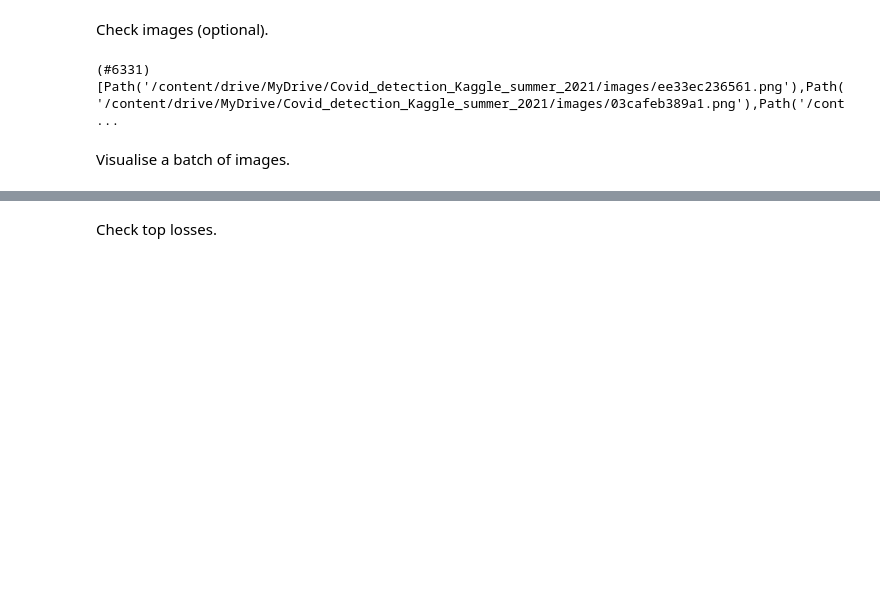
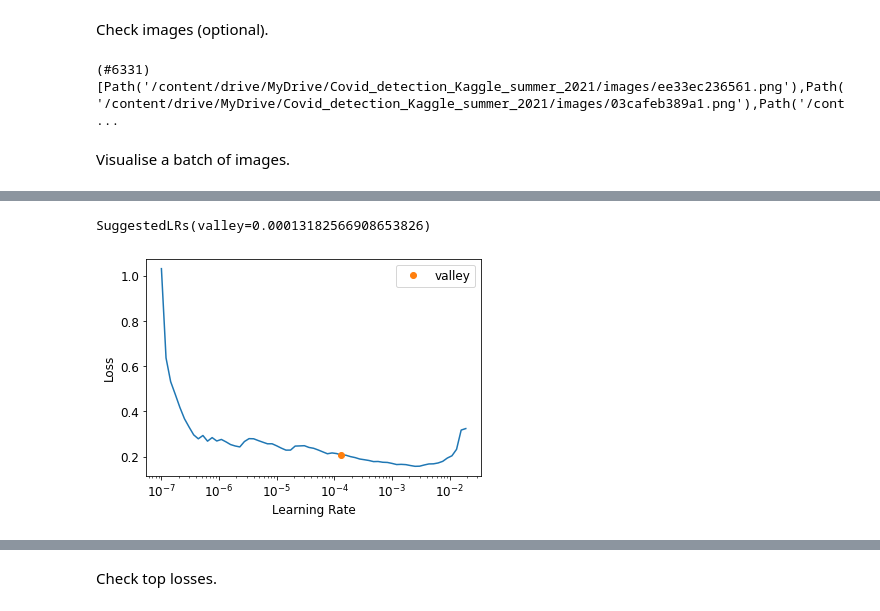
Before and after one commit to avkornaev/Fast_AI_course, a Jupyter notebook: XRayImagesAnalysis.ipynb, the cells around one changed output, grey strips where cells are left out. Cells and saved outputs as stored; diff of their text form; code cells hidden in the pictures; blank space fills up the shorter version.

```diff
--- a/XRayImagesAnalysis.ipynb
+++ b/XRayImagesAnalysis.ipynb
@@ -174,0 +184,3 @@ learn.fine_tune(2)
+# %%
+learn.lr_find()
+# %% [output]
@@ -174,0 +188,2 @@ learn.fine_tune(2)
+SuggestedLRs(valley=0.00013182566908653826)
+[figure, added]
```
Also changed, not shown: parts of 22 cells of this notebook.
